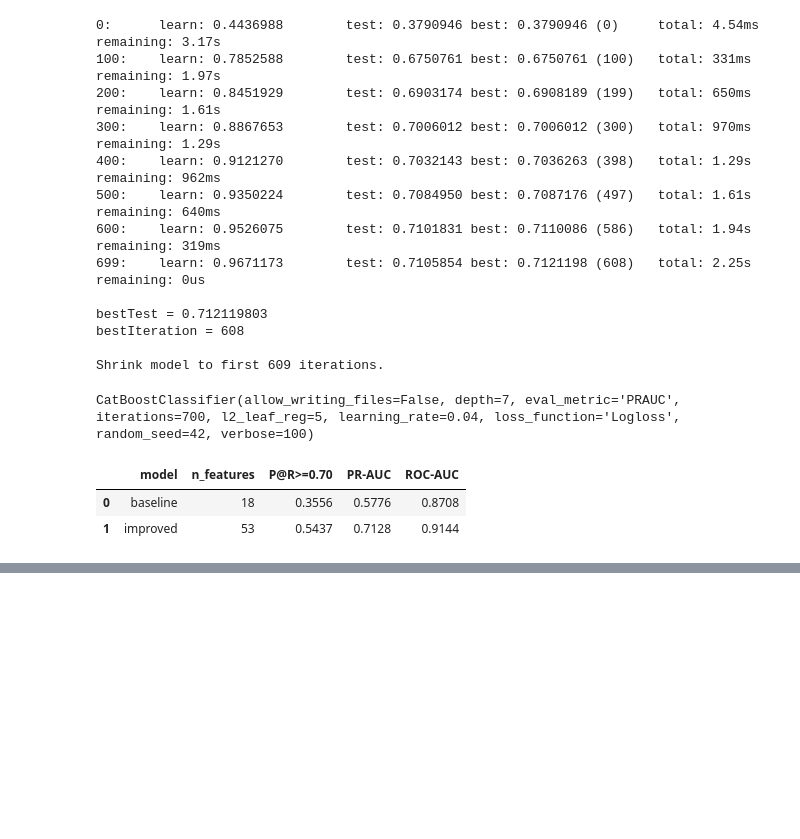
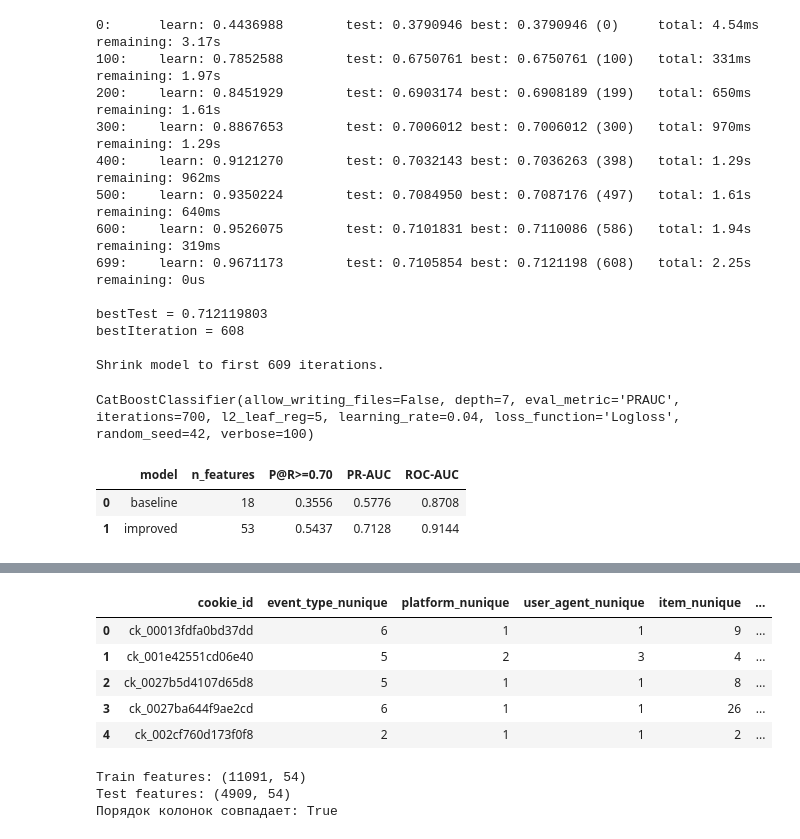
Before and after one commit to Awesomnaty/Avito_Bootcamp_ML, a Jupyter notebook: main.ipynb, the cells around one changed output, grey strips where cells are left out. Saved outputs shown, nothing was run; the diff lists cells and outputs as text; code cells hidden in the pictures; blank space fills up the shorter version.

```diff
--- a/main.ipynb
+++ b/main.ipynb
@@ -672,0 +878,16 @@ comparison.round(4)
+# %%
+platform_counts_te = pd.crosstab(ev_te['cookie_id'], ev_te['platform'])
+platform_counts_te.columns = ['platform_count_' + column for column in platform_counts_te.columns]
+platform_counts_te = platform_counts_te.reset_index()
+
+platform_ratios_te = pd.crosstab(
+    ev_te['cookie_id'],
+    ev_te['platform'],
+    normalize='index')
+platform_ratios_te.columns = ['platform_ratio_' + column for column in platform_ratios_te.columns]
+platform_ratios_te = platform_ratios_te.reset_index()
+
+features_te = features_merge(features_te, platform_counts_te)
+features_te = features_merge(features_te, platform_ratios_te)
+
+platform_counts_te.head()
@@ -672,0 +901,31 @@ comparison.round(4)
+# %%
+unique_features_te = ev_te.groupby('cookie_id').agg(
+    event_type_nunique=('event_name', 'nunique'),
+    platform_nunique=('platform', 'nunique'),
+    user_agent_nunique=('user_agent', 'nunique'),
+    item_nunique=('item_id', 'nunique'),
+    item_category_nunique=('item_category', 'nunique'),
+    item_location_nunique=('item_location', 'nunique'),
+    seller_type_nunique=('seller_type', 'nunique'),
+    search_query_nunique=('search_query', 'nunique'),
+    search_page_nunique=('search_page', 'nunique')).reset_index()
+
+features_te = features_merge(features_te, unique_features_te)
+unique_features_te.head()
+# %% [output]
+|  | cookie_id | event_type_nunique | platform_nunique | user_agent_nunique | item_nunique | ... |
+| 0 | ck_00013fdfa0bd37dd | 6 | 1 | 1 | 9 | ... |
+| 1 | ck_001e42551cd06e40 | 5 | 2 | 3 | 4 | ... |
+| 2 | ck_0027b5d4107d65d8 | 5 | 1 | 1 | 8 | ... |
+| 3 | ck_0027ba644f9ae2cd | 6 | 1 | 1 | 26 | ... |
+| 4 | ck_002cf760d173f0f8 | 2 | 1 | 1 | 2 | ... |
+# %%
+features_te = features_te.reindex(columns=features_improved.columns, fill_value=0)
+
+print('Train features:', features_improved.shape)
+print('Test features:', features_te.shape)
+print('Порядок колонок совпадает:', list(features_te.columns) == list(features_improved.columns))
+# %% [output]
+Train features: (11091, 54)
+Test features: (4909, 54)
+Порядок колонок совпадает: True
```
Also changed, not shown: parts of 26 cells of this notebook, 3 other files.
